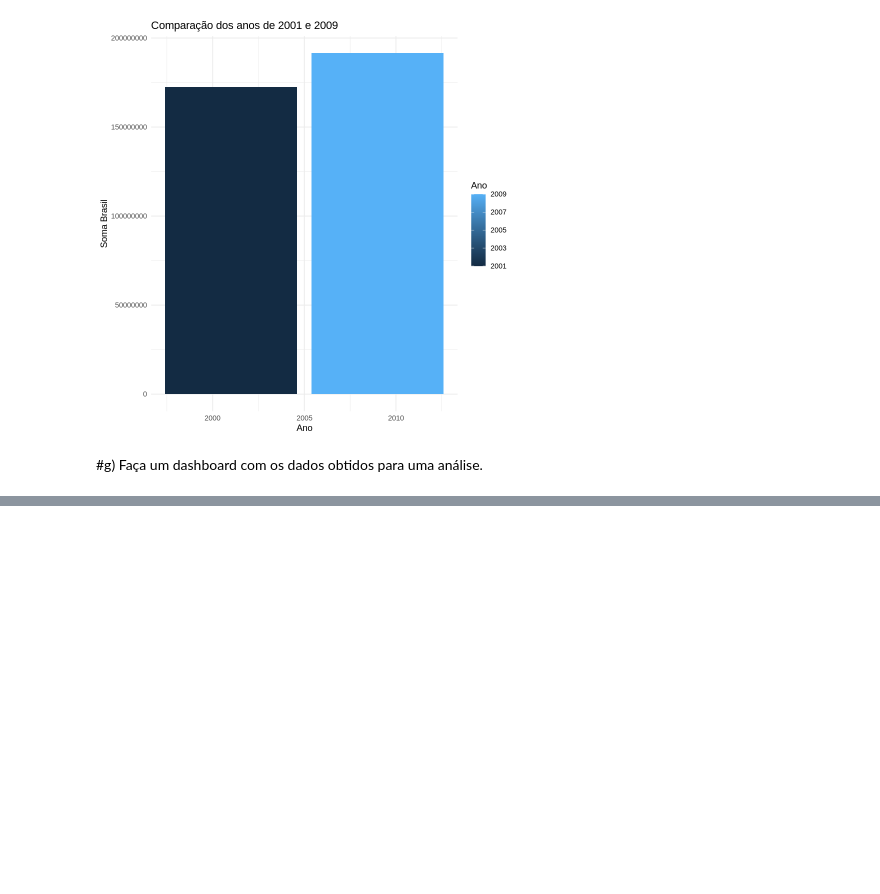
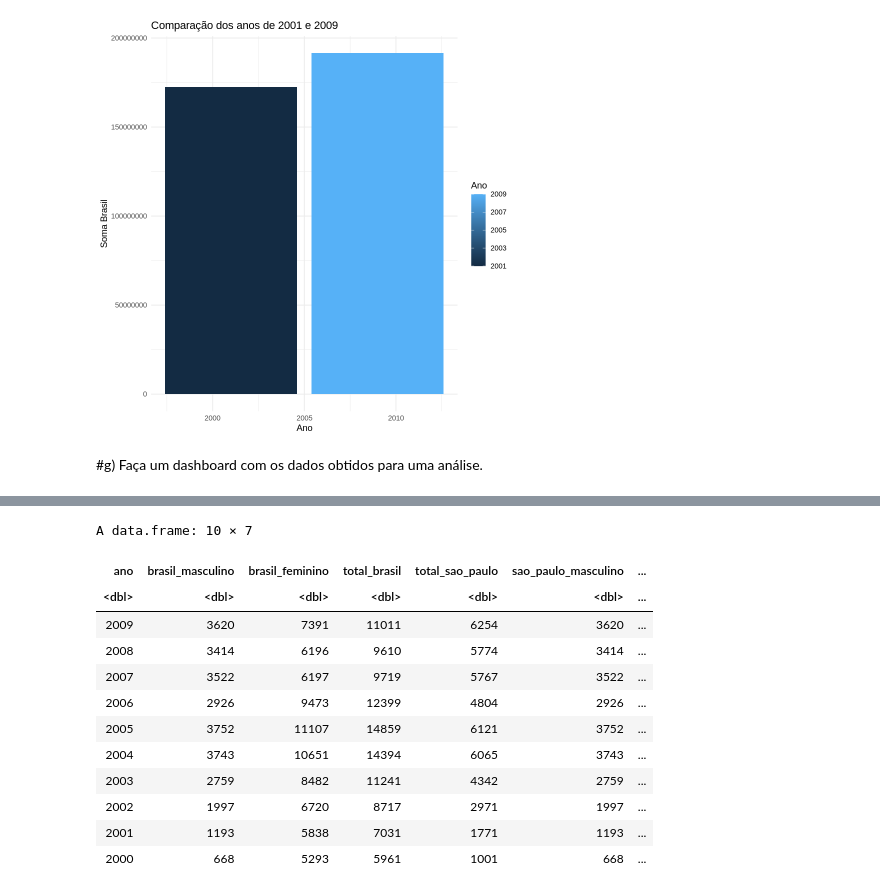
Before and after one commit to Gabrieldiasdeoliveira/Analise-Bayesiana, a Jupyter notebook: Atividade_2.ipynb, the cells around one changed output, grey strips where cells are left out. Saved outputs shown, nothing was run; the diff lists cells and outputs as text; code cells hidden in the pictures; blank space fills up the shorter version.

```diff
--- a/Atividade_2.ipynb
+++ b/Atividade_2.ipynb
@@ -372,0 +375,28 @@ ggplot(data = dados_sel, aes(x = Ano, y = soma_Brasil, fill = Ano)) +
+# %%
+# dataframe com os dados de hepatite
+hepatite <- data.frame(
+  ano = c(2009, 2008, 2007, 2006, 2005, 2004, 2003, 2002, 2001, 2000),
+  brasil_masculino = c(3620, 3414, 3522, 2926, 3752, 3743, 2759, 1997, 1193, 668),
+  brasil_feminino = c(7391, 6196, 6197, 9473, 11107, 10651, 8482, 6720, 5838, 5293),
+  total_brasil = c(11011, 9610, 9719, 12399, 14859, 14394, 11241, 8717, 7031, 5961),
+  total_sao_paulo = c(6254, 5774, 5767, 4804, 6121, 6065, 4342, 2971, 1771, 1001),
+  sao_paulo_masculino = c(3620, 3414, 3522, 2926, 3752, 3743, 2759, 1997, 1193, 668),
+  sao_paulo_feminino = c(2634, 2360, 2245, 1878, 2369, 2322, 1583, 974, 578, 333)
+)
+
+# visualizar a base de dados
+hepatite
+# %% [output]
+A data.frame: 10 × 7
+| ano | brasil_masculino | brasil_feminino | total_brasil | total_sao_paulo | sao_paulo_masculino | ... |
+| <dbl> | <dbl> | <dbl> | <dbl> | <dbl> | <dbl> | ... |
+| 2009 | 3620 | 7391 | 11011 | 6254 | 3620 | ... |
+| 2008 | 3414 | 6196 | 9610 | 5774 | 3414 | ... |
+| 2007 | 3522 | 6197 | 9719 | 5767 | 3522 | ... |
+| 2006 | 2926 | 9473 | 12399 | 4804 | 2926 | ... |
+| 2005 | 3752 | 11107 | 14859 | 6121 | 3752 | ... |
+| 2004 | 3743 | 10651 | 14394 | 6065 | 3743 | ... |
+| 2003 | 2759 | 8482 | 11241 | 4342 | 2759 | ... |
+| 2002 | 1997 | 6720 | 8717 | 2971 | 1997 | ... |
+| 2001 | 1193 | 5838 | 7031 | 1771 | 1193 | ... |
+| 2000 | 668 | 5293 | 5961 | 1001 | 668 | ... |
```
Also changed, not shown: parts of 6 cells of this notebook.
